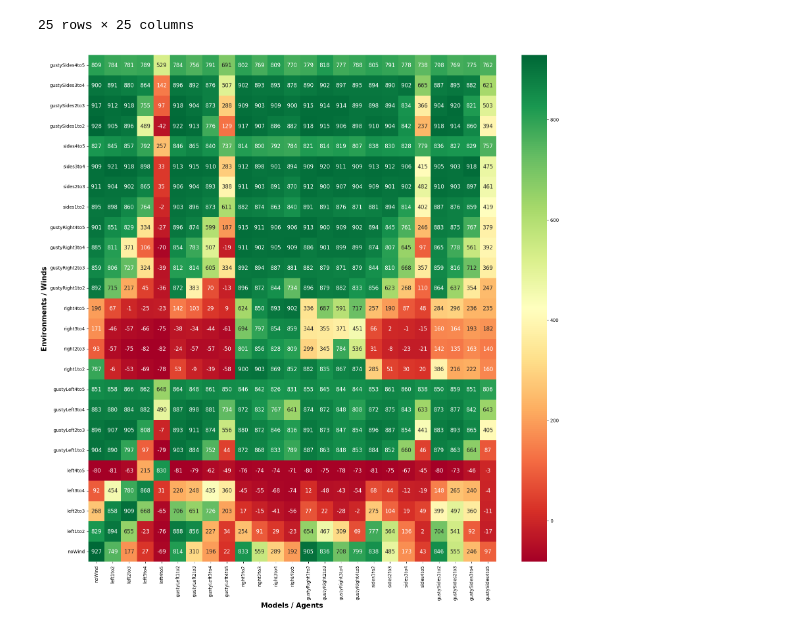
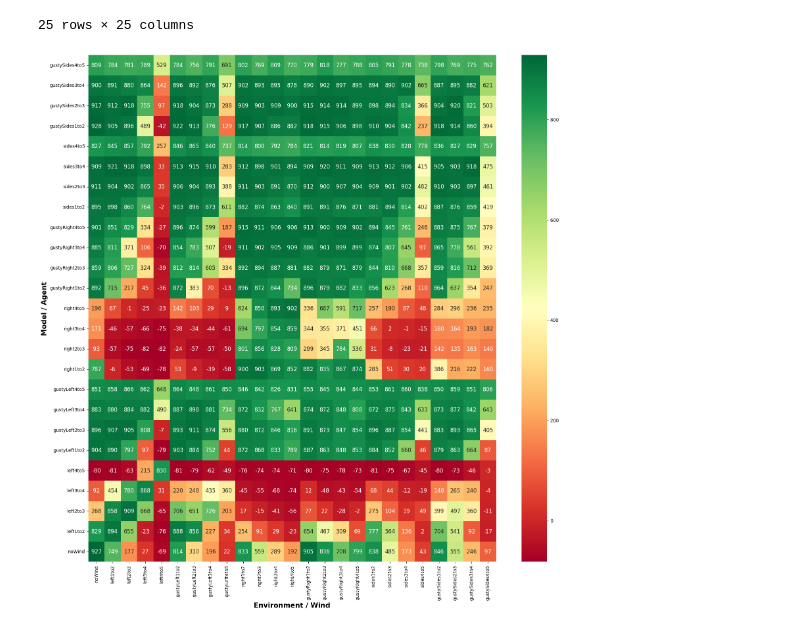
Before and after one commit to sykoravojtech/PPOthesis, a Jupyter notebook: tensorboardPlotting/heatmap.ipynb, the cells around one changed output. Saved outputs shown, nothing was run; the diff lists cells and outputs as text; code cells hidden in the pictures.

```diff
--- a/tensorboardPlotting/heatmap.ipynb
+++ b/tensorboardPlotting/heatmap.ipynb
@@ -32,16 +32,16 @@ data
 # %%
 plt.figure(figsize=(20, 20))
 sns.heatmap(
     data,
     cmap="RdYlGn", # RdYlGn_r is reversed colors
     annot = True,
     annot_kws={"size": 12},
     fmt = ".0f",
     # vmax=200,
     )
-plt.xlabel("Models / Agents", fontweight="bold", fontsize = 15)
-plt.ylabel("Environments / Winds", fontweight="bold", fontsize = 15)
+plt.xlabel("Environment / Wind", fontweight="bold", fontsize = 15)
+plt.ylabel("Model / Agent", fontweight="bold", fontsize = 15)
 # plt.title("Average score over 50 episodes")
 plt.savefig("heatmap.png", bbox_inches="tight")
 # %% [output]
-[figure, old version]
+[figure, new version]
```
Also changed, not shown: parts of 7 cells of this notebook, 1 other file.
